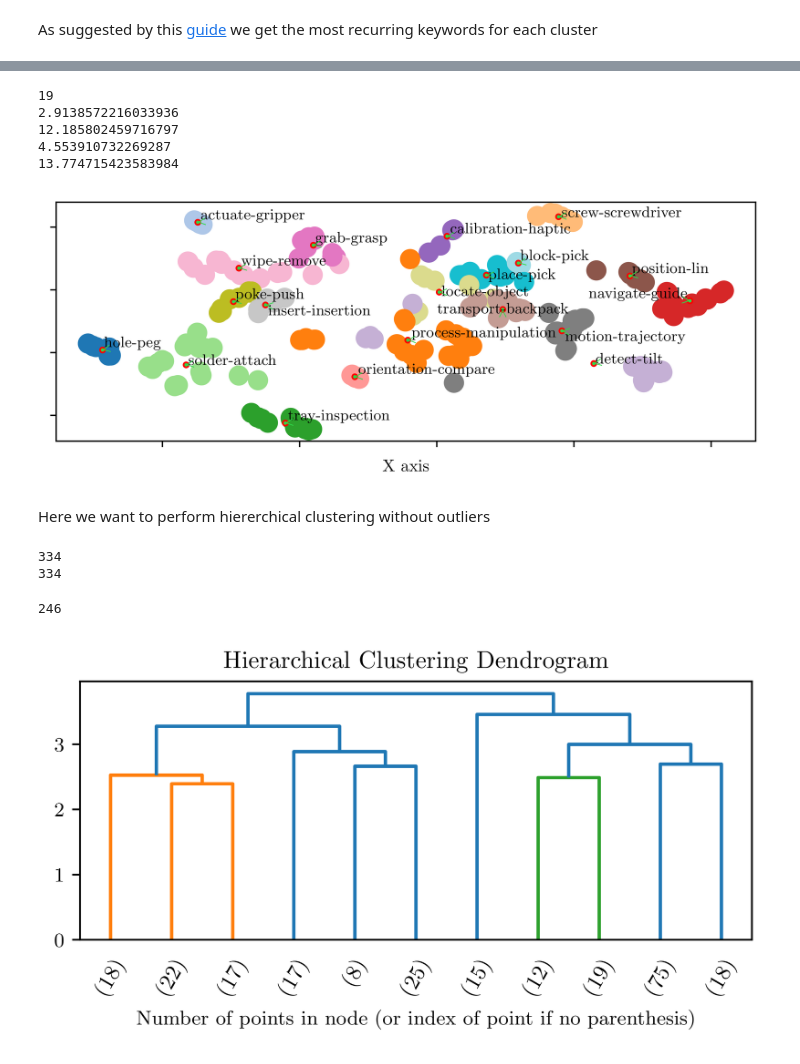
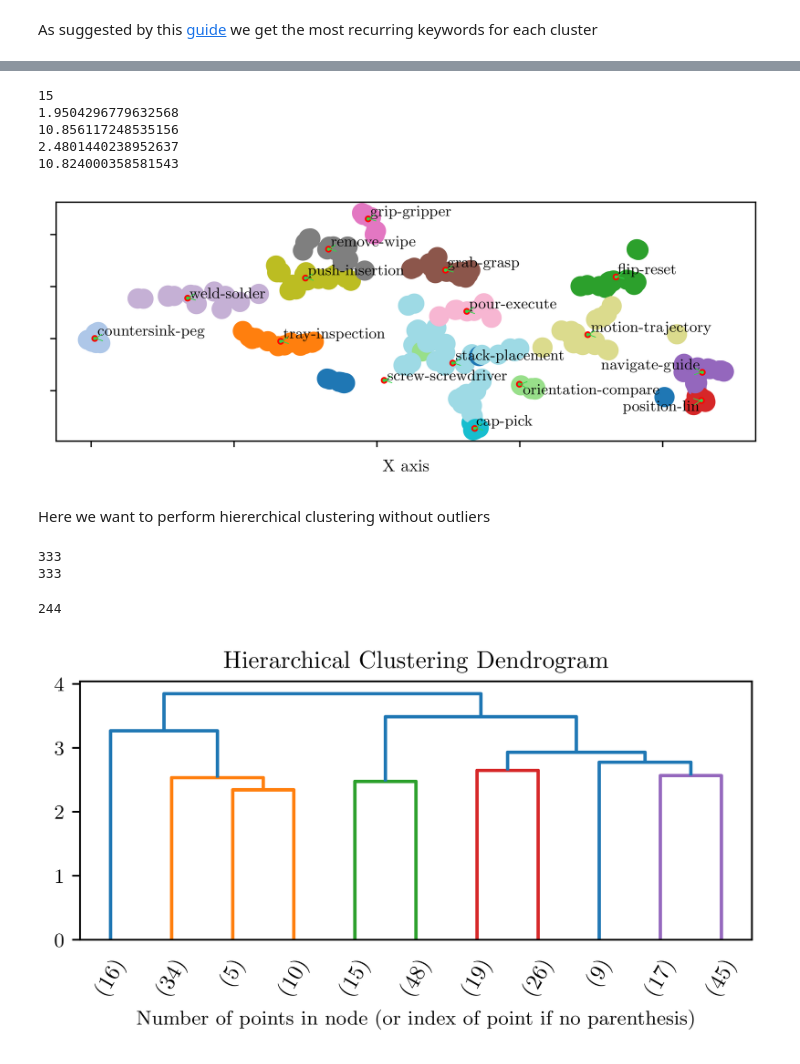
Before and after one commit to teiband/industrial-skill-review, a Jupyter notebook: src/FaissSearch/clusteringApproach.ipynb, the cells around one changed output, grey strips where cells are left out. Saved outputs shown, nothing was run; the diff lists cells and outputs as text; code cells hidden in the pictures.

```diff
--- a/src/FaissSearch/clusteringApproach.ipynb
+++ b/src/FaissSearch/clusteringApproach.ipynb
@@ -57,7 +57,7 @@ from sentence_transformers import SentenceTransformer
 # initialize sentence transformer model
 #model = SentenceTransformer('bert-base-nli-mean-tokens') #this is outdated: https://huggingface.co/sentence-transformers/bert-base-nli-mean-tokens
 # info: https://www.sbert.net/docs/pretrained_models.html
-model = SentenceTransformer('all-mpnet-base-v2')
+model = SentenceTransformer('all-MiniLM-L6-v2') # SentenceTransformer('all-mpnet-base-v2')
 # create sentence embeddings
 sentence_embeddings = model.encode(defSing)
 sentence_embeddings.shape
@@ -187,11 +187,11 @@ print(max(clusterDF["x"]))
 print(min(clusterDF["y"]))
 print(max(clusterDF["y"]))
 # %% [output]
-19
-2.9138572216033936
-12.185802459716797
-4.553910732269287
-13.774715423583984
+15
+1.9504296779632568
+10.856117248535156
+2.4801440238952637
+10.824000358581543
 # %%
 import numpy as np
 
@@ -262,7 +262,7 @@ adjust_text(texts, only_move={'points':'x','texts':'y','objects':'x'}, arrowprop
 plt.savefig('D:/1. Papers/4. MyPapers/6_(20210609) Skill taxonomy/figures/knnClusteringWords.pgf', dpi=600, bbox_inches = 'tight')
 plt.show()
 # %% [output]
-[figure, old version]
+[figure, new version]
 # %% [markdown]
 Here we want to perform hiererchical clustering without outliers
 # %%
@@ -282,8 +282,8 @@ clusteredEmb = clustersEmbeddings.loc[clustersEmbeddings.cluster != -1, :]
 
 CLUSTEREDsentence_embeddings =  np.array(sentence_embeddings)[clusteredEmb['embedding'].to_list()]
 # %% [output]
-334
-334
+333
+333
 # %%
 import numpy as np
 
@@ -301,7 +301,7 @@ model = model.fit(dataset)
 
 print(len(dataset))
 # %% [output]
-246
+244
 # %%
 import numpy as np
 
@@ -328,35 +328,36 @@ def plot_dendrogram(model, **kwargs):
     linkage_matrix = np.column_stack(
         [model.children_, model.distances_, counts]
     ).astype(float)
 
     # Plot the corresponding dendrogram
     dendo = dendrogram(linkage_matrix, **kwargs)
 
     return linkage_matrix, dendo
 
 plt.figure(figsize=(3240/600, 1280/600), dpi=600)
 plt.title("Hierarchical Clustering Dendrogram")
 # plot the top three levels of the dendrogram
 
-p = 11
+p = max(clusterDF['cluster'])
+#p = 11
 linkageMatrix, dendoPlot = plot_dendrogram(model, truncate_mode="lastp", p=p, leaf_rotation=60.,leaf_font_size=10.)
 #linkageMatrix, dendoPlot = plot_dendrogram(model, leaf_rotation=60.,leaf_font_size=3.)
 plt.xlabel("Number of points in node (or index of point if no parenthesis)")
 plt.savefig('D:/1. Papers/4. MyPapers/6_(20210609) Skill taxonomy/figures/denogrammClusteringRaw.png', dpi=600, bbox_inches = 'tight')
 #print(dendoPlot["leaves"])
 
 label = fcluster(linkageMatrix, p, criterion='maxclust')
 
 #print(label)
 
 d = {'primitive': clusteredEmb["primitive"].to_list(), 'label':label}
 #print(d)
 
 hierarchies = pd.DataFrame(d)
 
 #print(hierarchies)
 # %% [output]
-[figure, old version]
+[figure, new version]
 # %%
 import numpy as np
 
```
Also changed, not shown: parts of 7 cells of this notebook, 2 other files.
